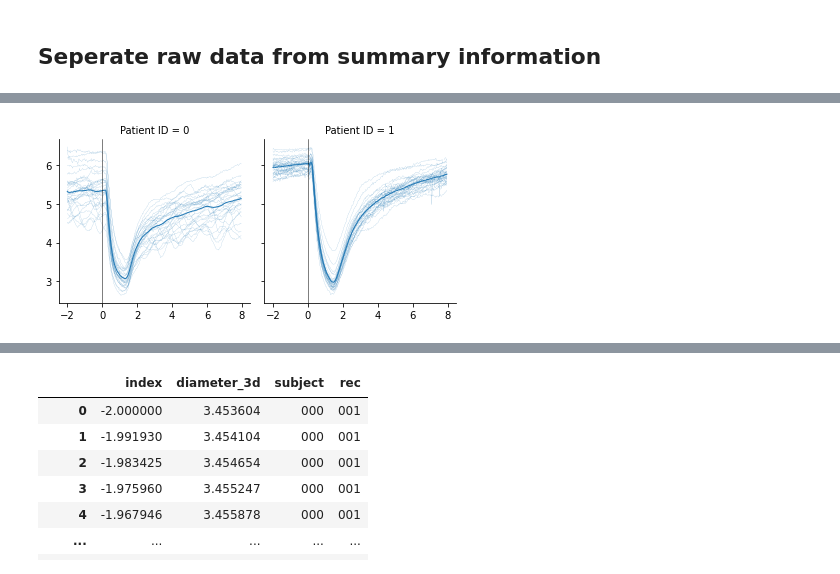
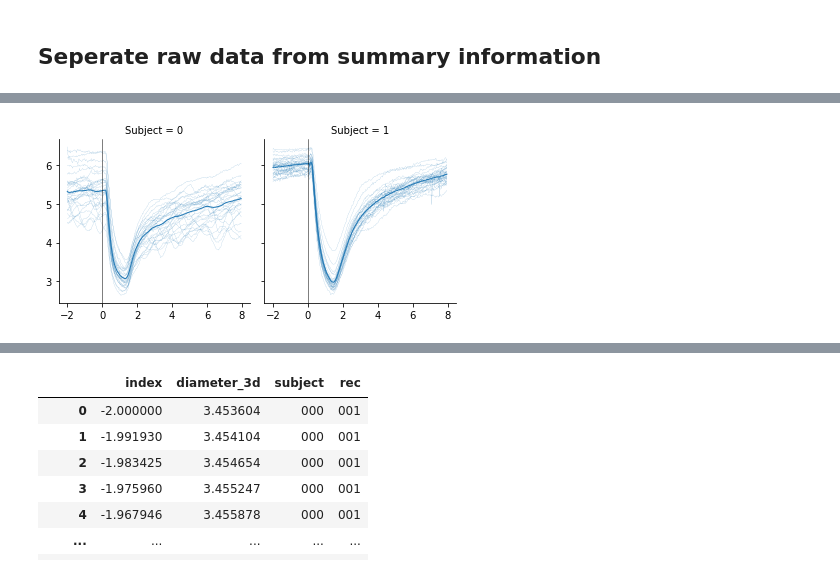
Before and after one commit to PyPlr/cvd_pupillometry, a Jupyter notebook: notebooks/PLR-3000-analysis.ipynb, the cells around one changed output, grey strips where cells are left out. Drawn from its saved outputs; the diff is of its cells as text; code cells hidden in the pictures.

```diff
--- a/notebooks/PLR-3000-analysis.ipynb
+++ b/notebooks/PLR-3000-analysis.ipynb
@@ -10,7 +10,9 @@ import pandas as pd
 #plr3000 = pd.read_csv(
 #    r'C:/Users/engs2242/Desktop/PLR-3000/R_20210312_132224.csv')
 plr3000 = pd.read_csv(
-    r'C:\Users\engs2242\Documents\PyPlr\cvd_pupillometry\examples\PFR\R_20210318_173620.csv')
+    '../examples/PFR/R_20210318_173620.csv')
+plr3000.rename(columns={'Patient ID':'Subject','Record ID':'Trial'},
+              inplace=True)
 # %%
 plr3000
 # %% [output]
@@ -43,13 +45,13 @@ for idx, row in plr3000.iterrows():
     df = pd.DataFrame({'onset': time,
                        'diameter': pupil,
                        'valid': valid}, dtype=float)
-    df['Record ID'] = information['Record ID']
-    df['Patient ID'] = information['Patient ID']
+    df['Trial'] = information['Trial']
+    df['Subject'] = information['Subject']
     raw_data.append(df)
     info.append(information.to_frame().T)
 
-info = pd.concat(info).set_index(['Record ID'])
-raw_data = pd.concat(raw_data).set_index(['Record ID', 'onset'])
+info = pd.concat(info).set_index(['Trial'])
+raw_data = pd.concat(raw_data).set_index(['Trial', 'onset'])
 # set invalid samples to nan
 raw_data.loc[raw_data.valid==0, 'diameter'] = np.nan
 raw_data['diameter_pc'] = ((raw_data['diameter']/info['PLR Diameter Init'])-1) *100
@@ -89,11 +91,11 @@ info
 # %%
 import seaborn as sns
 data = raw_data.reset_index()
 data.onset = data.onset-2
-g = sns.FacetGrid(data=data, col='Patient ID')
-g.map_dataframe(sns.lineplot, x='onset', y='diameter', estimator=None, units='Record ID', lw=.1)
+g = sns.FacetGrid(data=data, col='Subject')
+g.map_dataframe(sns.lineplot, x='onset', y='diameter', estimator=None, units='Trial', lw=.1)
 g.map_dataframe(sns.lineplot, x='onset', y='diameter',  lw=1, ci=None)
 for ax in g.axes[0]:
     ax.axvline(0, c='k', lw=.5)
 # %% [output]
-[figure, old version]
+[figure, new version]
```
Also changed, not shown: parts of 5 cells of this notebook.
